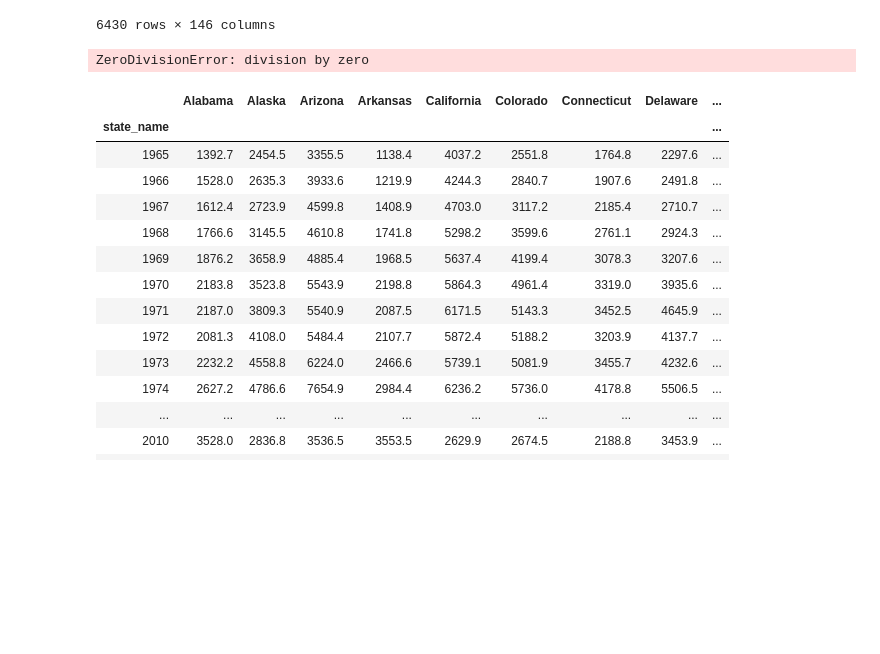
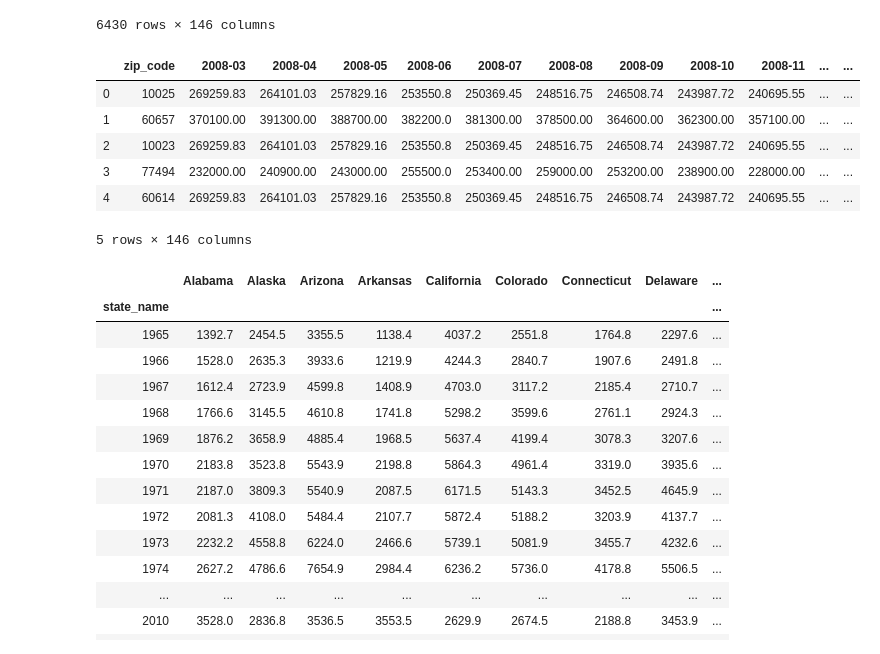
Before and after one commit to bishdj22/HomeSlice, a Jupyter notebook: Logistic_Regression_Model.ipynb, the cells around one changed output. Saved outputs shown, nothing was run; the diff lists cells and outputs as text; code cells hidden in the pictures; blank space fills up the shorter version.

```diff
--- a/Logistic_Regression_Model.ipynb
+++ b/Logistic_Regression_Model.ipynb
@@ -111,32 +111,38 @@ dropna_sales
 # %%
 # creating our % change formula that will be utilized as our testing data
 # (ending price - starting price/starting price) = % change
 
-# sales_price_df["percent_change"] = (sales_price_df["2019-12"] - sales_price_df["2008-03"])/sales_price_df["2008-03"]
+sales_price_df["percent_change"] = (sales_price_df["2019-12"] - sales_price_df["2008-03"])/sales_price_df["2008-03"]
+sales_price_df.head()
+
+# df_zip_dropped = sales_price_df.drop(columns=['zip_code'])
+
+# for row in df_zip_dropped.itertuples(index=False):
+#     if row == 0:
+#         row = 0.01
+
+# df_zip_dropped = df_zip_dropped.pct_change(axis='columns')
+
+# df_zip_dropped["percent_change"] = (df_zip_dropped["2019-12"] - df_zip_dropped["2008-04"])/df_zip_dropped["2008-04"]
+
+# sales_price_df["percent_change"] = df_zip_dropped['percent_change']
 # sales_price_df.head()
-
-df_zip_dropped = sales_price_df.drop(columns=['zip_code'])
-
-for row in df_zip_dropped.itertuples(index=False):
-    if row == 0:
-        row = 0.01
-
-df_zip_dropped = df_zip_dropped.pct_change(axis='columns')
-
-df_zip_dropped["percent_change"] = (df_zip_dropped["2019-12"] - df_zip_dropped["2008-04"])/df_zip_dropped["2008-04"]
-
-sales_price_df["percent_change"] = df_zip_dropped['percent_change']
-sales_price_df.head()
 
 
 # assessing our equity risk for investment
 
 sales_price_df.loc[sales_price_df['percent_change'] > 0, 'equity_risk'] = True
 sales_price_df.loc[sales_price_df['percent_change'] <= 0, 'equity_risk'] = False
 
 sales_price_df.head()
 # %% [output]
+|  | zip_code | 2008-03 | 2008-04 | 2008-05 | 2008-06 | 2008-07 | 2008-08 | 2008-09 | 2008-10 | 2008-11 | ... | ... |
+| 0 | 10025 | 269259.83 | 264101.03 | 257829.16 | 253550.8 | 250369.45 | 248516.75 | 246508.74 | 243987.72 | 240695.55 | ... | ... |
+| 1 | 60657 | 370100.00 | 391300.00 | 388700.00 | 382200.0 | 381300.00 | 378500.00 | 364600.00 | 362300.00 | 357100.00 | ... | ... |
+| 2 | 10023 | 269259.83 | 264101.03 | 257829.16 | 253550.8 | 250369.45 | 248516.75 | 246508.74 | 243987.72 | 240695.55 | ... | ... |
+| 3 | 77494 | 232000.00 | 240900.00 | 243000.00 | 255500.0 | 253400.00 | 259000.00 | 253200.00 | 238900.00 | 228000.00 | ... | ... |
+| 4 | 60614 | 269259.83 | 264101.03 | 257829.16 | 253550.8 | 250369.45 | 248516.75 | 246508.74 | 243987.72 | 240695.55 | ... | ... |
-ZeroDivisionError: division by zero
+5 rows × 146 columns
 # %%
 df2 = pd.read_csv("Data/Property_Crime_Rate_by_State.csv")
 df2 = df2.rename(columns={"Year" : "state_name"})
```
Also changed, not shown: parts of 1 cell of this notebook.
